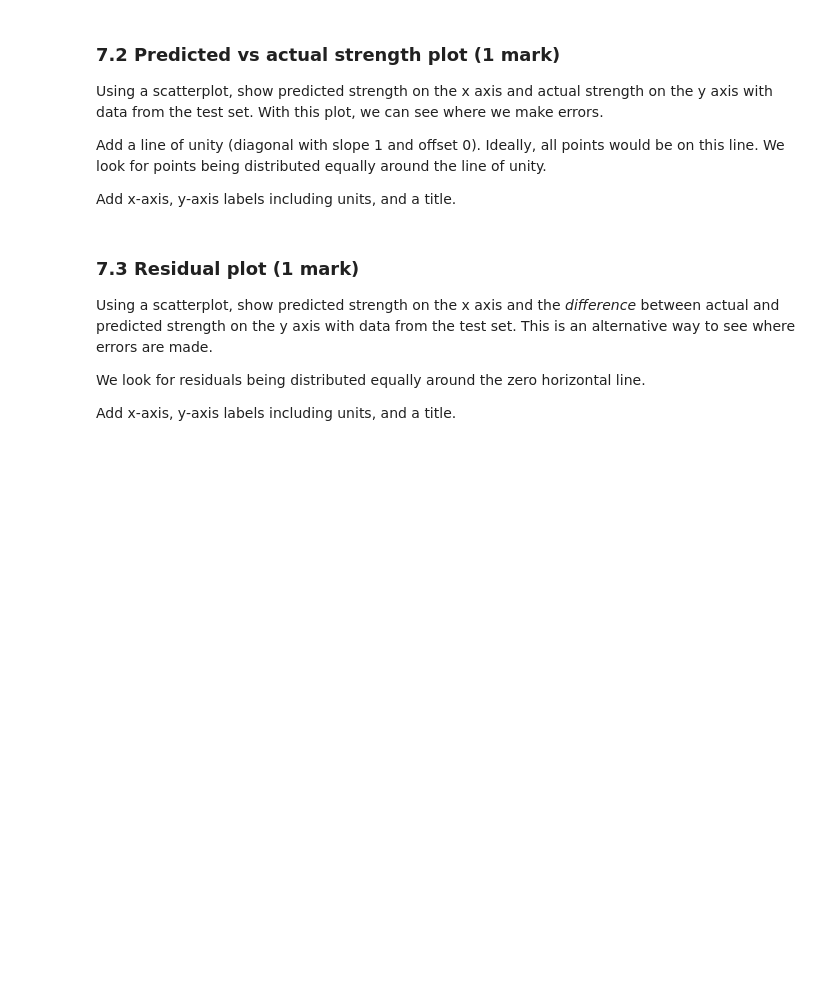
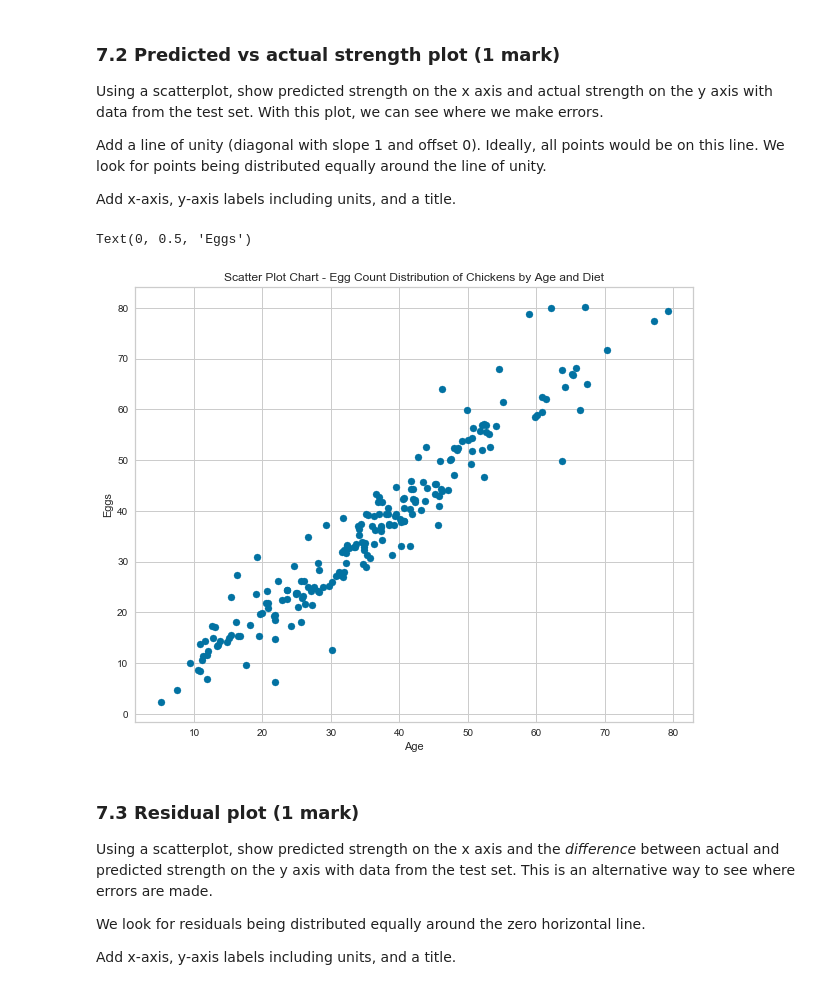
Before and after one commit to mileuc/ensf-611-lab-2, a Jupyter notebook: lab2.ipynb, the cells around one changed output. Cells and saved outputs as stored; diff of their text form; code cells hidden in the pictures; blank space fills up the shorter version.

```diff
--- a/lab2.ipynb
+++ b/lab2.ipynb
@@ -271,3 +271,5 @@ The combination of max_depth=15 and n_estimators=400 resulted in the best valida
 Create a `RandomForestRegressor(random_state=64)` with the best pair of `max_depth` and `n_estimators`, and retrain this model on all training data.
 # %%
 #TODO: retrain the best estimator
+model = RandomForestRegressor(random_state=64, max_depth=15, n_estimators=400)
+model.fit(X_train, y_train)
@@ -282,0 +285,8 @@ from sklearn.metrics import mean_squared_error, r2_score
+# %%
+# TODO: print rms and r-squared for training and test set
+y_train_pred = model.predict(X_train)
+print("Training Data")
+print(f"Root MSE = {'{:.2f}'.format(mean_squared_error(y_train, y_train_pred))}, R-Squared: {'{:.3f}'.format(r2_score(y_train, y_train_pred))}")
+y_test_pred = model.predict(X_test)
+print("\nTesting Data")
+print(f"Root MSE = {'{:.2f}'.format(mean_squared_error(y_test, y_test_pred))}, R-Squared: {'{:.3f}'.format(r2_score(y_test, y_test_pred))}")
@@ -296,3 +314,16 @@ Add x-axis, y-axis labels including units, and a title.
+# %%
+#TODO: predicted-actual plot
+# Your solution goes here
+# Create a figure and a set of subplots
+fig, ax = plt.subplots(figsize=(10, 8))
+# For each diet name and diet data in the DataFrame grouped by diet...
+ax.scatter(x=y_test_pred, y=y_test)
+ax.set_title("Scatter Plot Chart - Egg Count Distribution of Chickens by Age and Diet") # Add title to plot
+ax.set_xlabel("Age") # Add age label to x-axis
+ax.set_ylabel("Eggs") # Add eggs label to y-axis
+# %% [output]
+Text(0, 0.5, 'Eggs')
+[figure, added]
 # %% [markdown]
 ### 7.3 Residual plot (1 mark)
 Using a scatterplot, show predicted strength on the x axis and the *difference* between actual and predicted strength on the y axis with data from the test set. This is an alternative way to see where errors are made.
```
Also changed, not shown: parts of 11 cells of this notebook.
